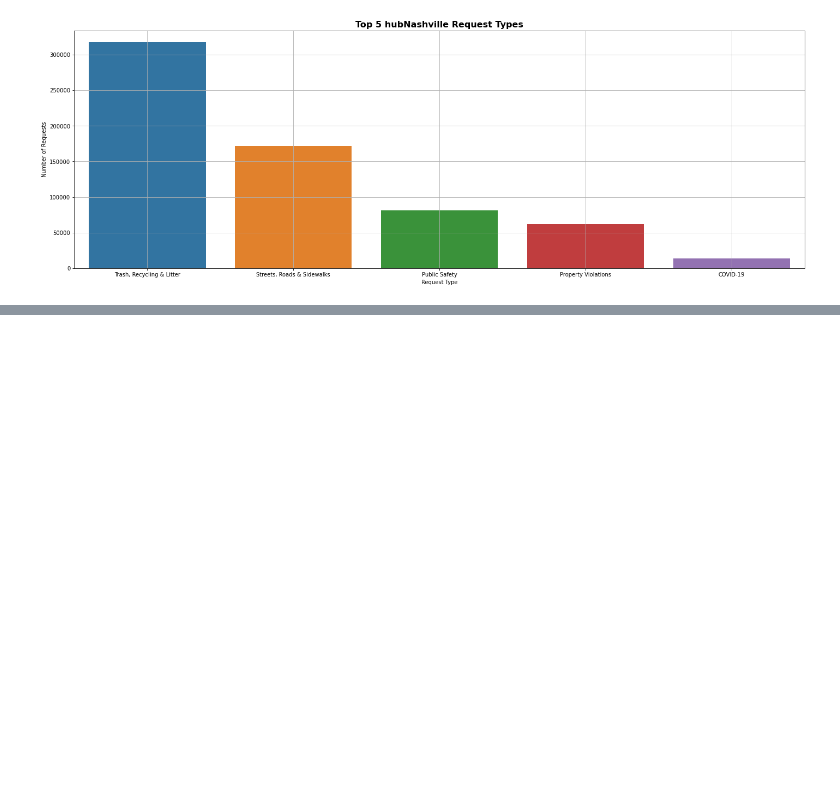
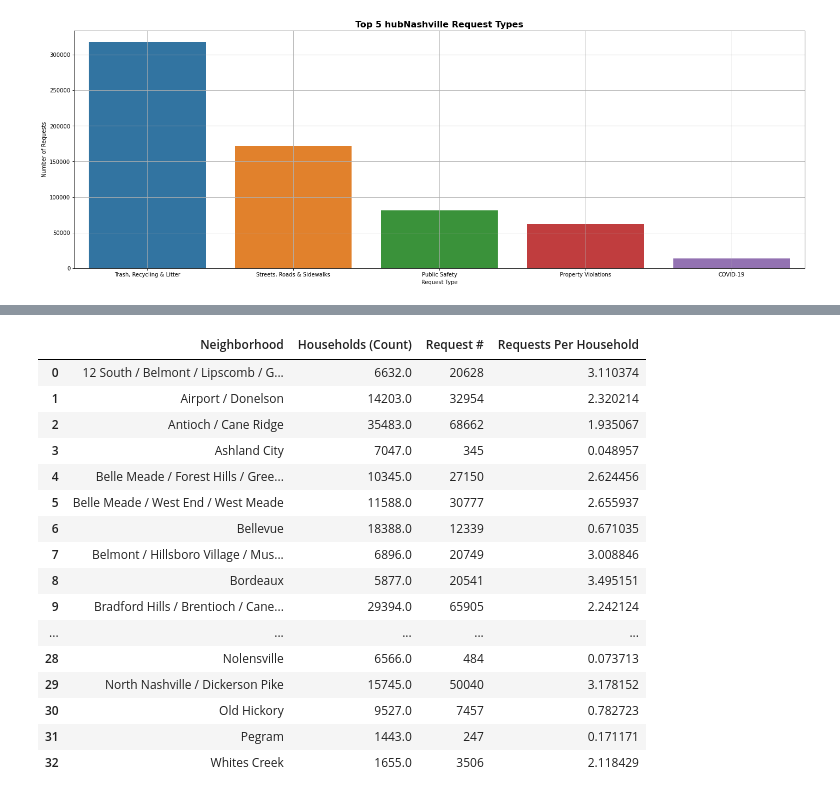
Before and after one commit to PrestonSpencer/Capstone-Nashville-Software-School-Nashville-311-Analysis, a Jupyter notebook: notebooks/visuals_and_analysis.ipynb, the cells around one changed output, grey strips where cells are left out. Drawn from its saved outputs; the diff is of its cells as text; code cells hidden in the pictures; blank space fills up the shorter version.

```diff
--- a/notebooks/visuals_and_analysis.ipynb
+++ b/notebooks/visuals_and_analysis.ipynb
@@ -151,0 +305,22 @@ plt.grid();
+# %%
+neighborhood_requests = main_df.groupby(['Neighborhood', 'Households (Count)'], as_index = False)['Request #'].count()
+neighborhood_requests['Requests Per Household'] = neighborhood_requests['Request #'] / neighborhood_requests['Households (Count)']
+neighborhood_requests
+# %% [output]
+|  | Neighborhood | Households (Count) | Request # | Requests Per Household |
+| 0 | 12 South / Belmont / Lipscomb / G... | 6632.0 | 20628 | 3.110374 |
+| 1 | Airport / Donelson | 14203.0 | 32954 | 2.320214 |
+| 2 | Antioch / Cane Ridge | 35483.0 | 68662 | 1.935067 |
+| 3 | Ashland City | 7047.0 | 345 | 0.048957 |
+| 4 | Belle Meade / Forest Hills / Gree... | 10345.0 | 27150 | 2.624456 |
+| 5 | Belle Meade / West End / West Meade | 11588.0 | 30777 | 2.655937 |
+| 6 | Bellevue | 18388.0 | 12339 | 0.671035 |
+| 7 | Belmont / Hillsboro Village / Mus... | 6896.0 | 20749 | 3.008846 |
+| 8 | Bordeaux | 5877.0 | 20541 | 3.495151 |
+| 9 | Bradford Hills / Brentioch / Cane... | 29394.0 | 65905 | 2.242124 |
+| ... | ... | ... | ... | ... |
+| 28 | Nolensville | 6566.0 | 484 | 0.073713 |
+| 29 | North Nashville / Dickerson Pike | 15745.0 | 50040 | 3.178152 |
+| 30 | Old Hickory | 9527.0 | 7457 | 0.782723 |
+| 31 | Pegram | 1443.0 | 247 | 0.171171 |
+| 32 | Whites Creek | 1655.0 | 3506 | 2.118429 |
```
Also changed, not shown: parts of 13 cells of this notebook, 1 other file.
